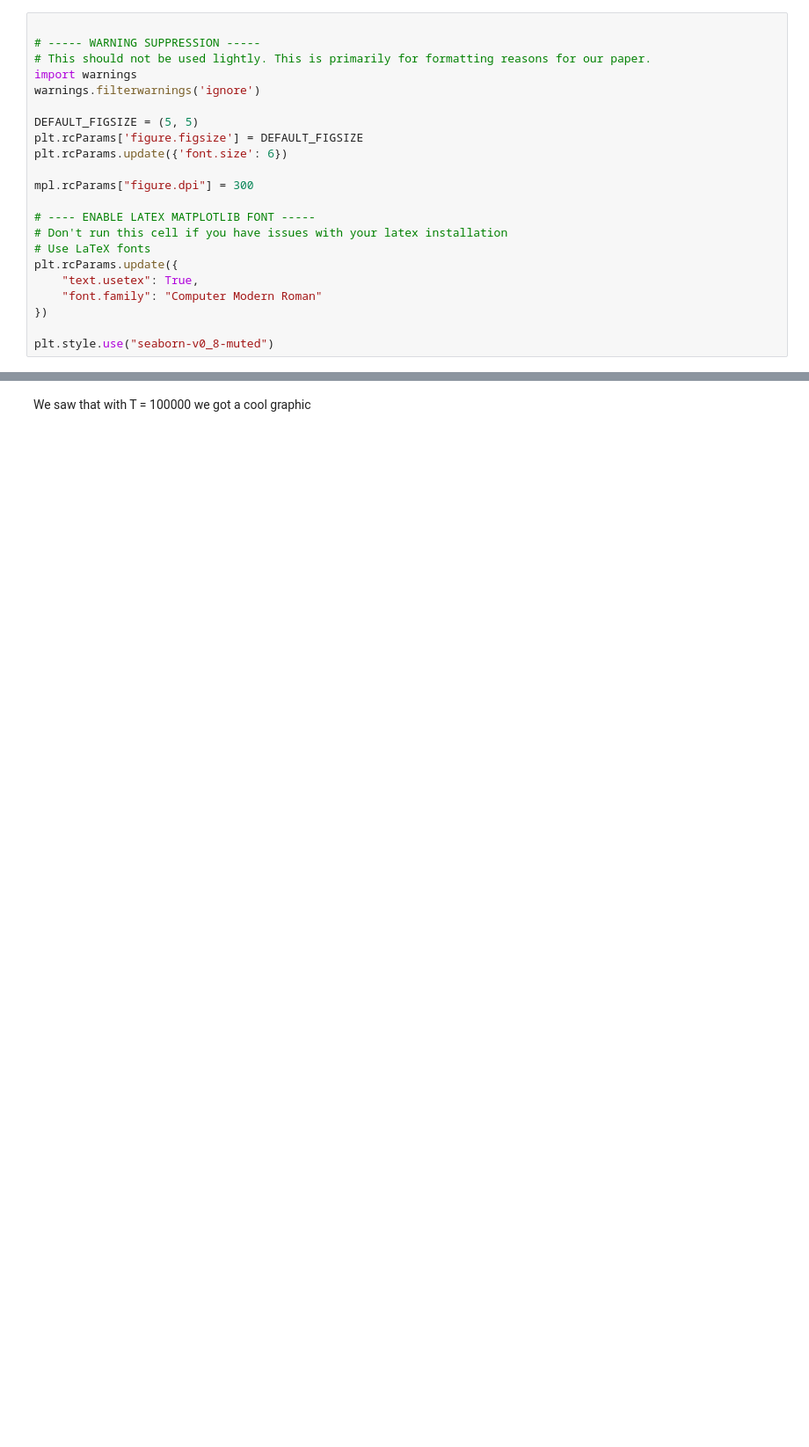
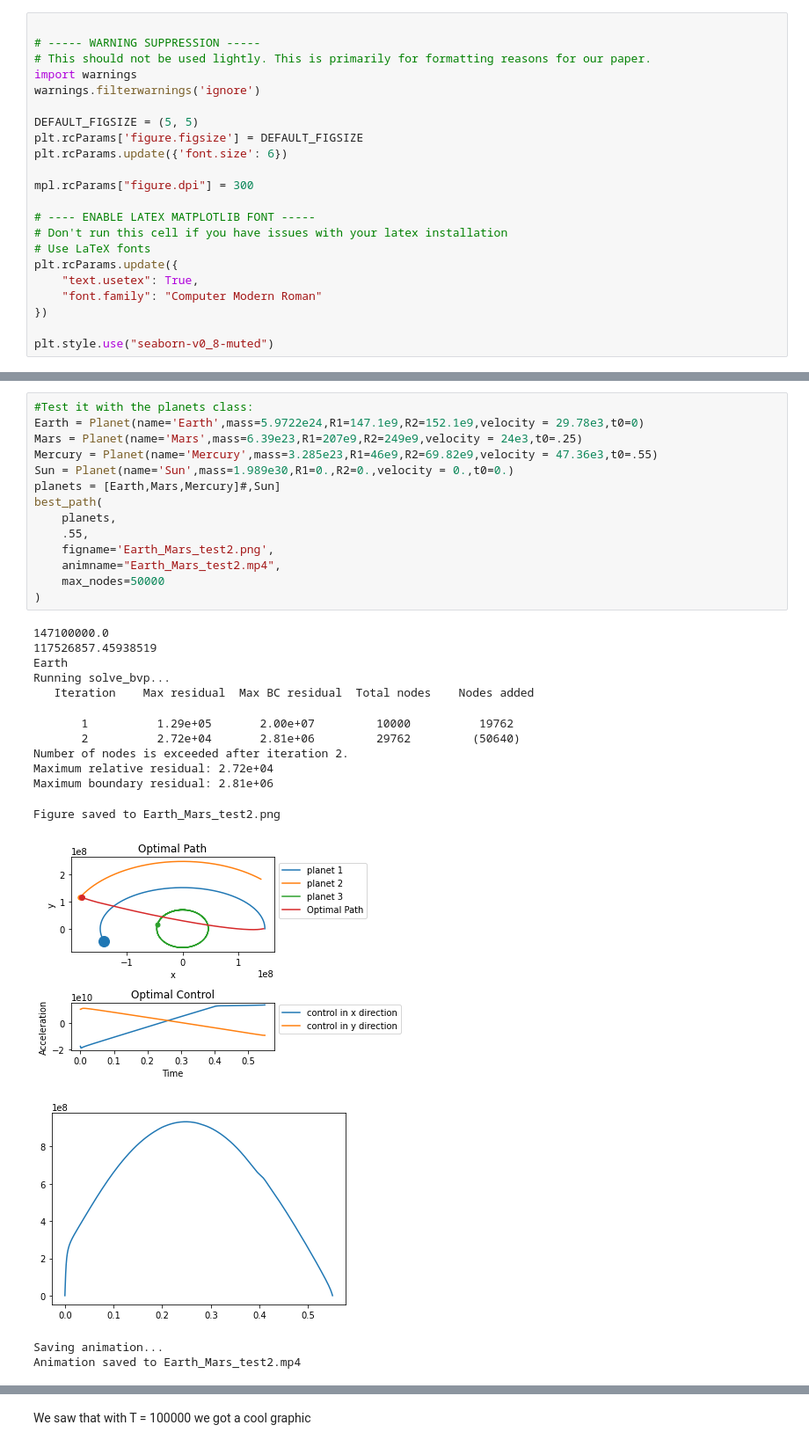
Before and after one commit to CanyonTurtle/cannon-curtis-spencer-tyler-acme, a Jupyter notebook: vol-4/scratch.ipynb, the cells around one changed output, grey strips where cells are left out. Shown at 88% size. Cells and saved outputs as stored; diff of their text form; blank space fills up the shorter version.

```diff
--- a/vol-4/scratch.ipynb
+++ b/vol-4/scratch.ipynb
@@ -211,0 +356,30 @@ def best_path(
+# %%
+#Test it with the planets class:
+Earth = Planet(name='Earth',mass=5.9722e24,R1=147.1e9,R2=152.1e9,velocity = 29.78e3,t0=0)
+Mars = Planet(name='Mars',mass=6.39e23,R1=207e9,R2=249e9,velocity = 24e3,t0=.25)
+Mercury = Planet(name='Mercury',mass=3.285e23,R1=46e9,R2=69.82e9,velocity = 47.36e3,t0=.55)
+Sun = Planet(name='Sun',mass=1.989e30,R1=0.,R2=0.,velocity = 0.,t0=0.)
+planets = [Earth,Mars,Mercury]#,Sun]
+best_path(
+    planets,
+    .55,
+    figname='Earth_Mars_test2.png',
+    animname="Earth_Mars_test2.mp4",
+    max_nodes=50000
+)
+# %% [output]
+147100000.0
+117526857.45938519
+Earth
+Running solve_bvp...
+   Iteration    Max residual  Max BC residual  Total nodes    Nodes added
+       1          1.29e+05       2.00e+07         10000          19762
+       2          2.72e+04       2.81e+06         29762         (50640)
+Number of nodes is exceeded after iteration 2.
+Maximum relative residual: 2.72e+04
+Maximum boundary residual: 2.81e+06
+Figure saved to Earth_Mars_test2.png
+[figure, added]
+[figure, added]
+Saving animation...
+Animation saved to Earth_Mars_test2.mp4
```
Also changed, not shown: parts of 6 cells of this notebook, 11 other files.
